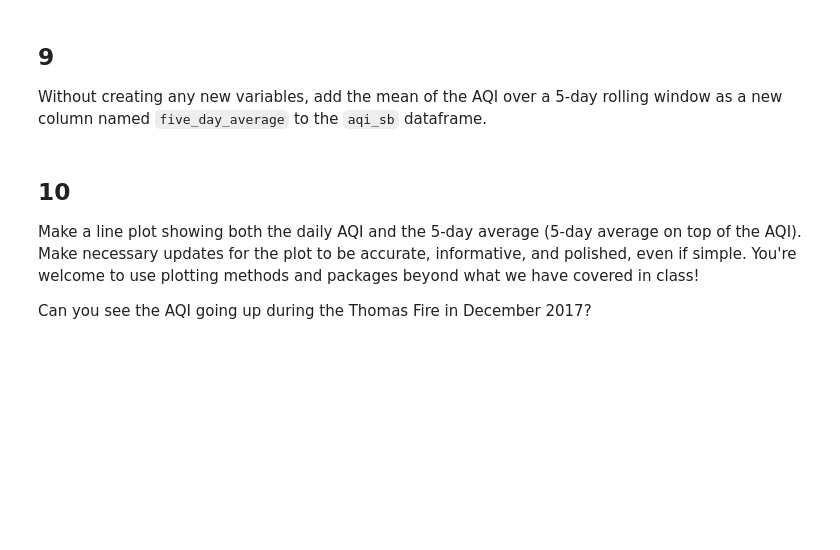
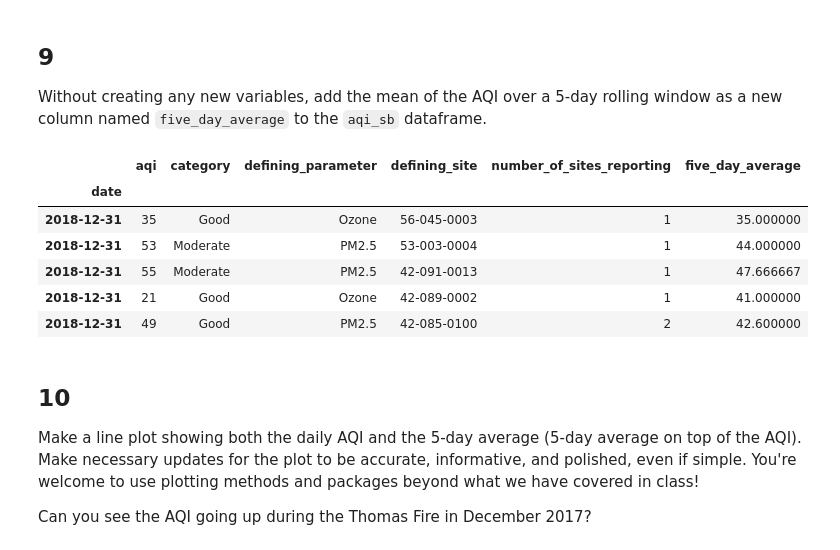
Before and after one commit to egp4aq/eds220-hwk2, a Jupyter notebook: hwk2-task3-aqi.ipynb, the cells around one changed output. Saved outputs shown, nothing was run; the diff lists cells and outputs as text; code cells hidden in the pictures; blank space fills up the shorter version.

Commit message:
Fix rolling average index issue

```diff
--- a/hwk2-task3-aqi.ipynb
+++ b/hwk2-task3-aqi.ipynb
@@ -229,7 +231,8 @@ In the following cell:
 1. Update the date column of `aqi_sb` to be a `pandas.datetime` object.
 2. Update the index of `aqi_sb` to be the `date` column.
 # %%
-aqi_sb.date = pd.to_datetime(aqi_sb['date'])
+# Make the date column a datetime object, and then set that as the index
+aqi_sb['date'] = pd.to_datetime(aqi_sb['date'])
 aqi_sb = aqi_sb.set_index('date')
 aqi_sb
 # %% [output]
@@ -261,6 +264,8 @@ In the next cell we will calculate an average over a [rolling window](https://pa
 Store your answer in the `rolling_average` variable. You should have two columns in your series, `date` and the averages.
 # %%
 # Calculate AQI rolling average over 5 days
-rolling_average = aqi_sb.rolling('5D', on=aqi_sb['aqi']).mean()
+# Was getting error "index must be monotonic" --> to fix: sort index
+aqi_sb = aqi_sb.sort_index(ascending=False)
+rolling_average = aqi_sb['aqi'].rolling('5D').mean()
 rolling_average
 # %% [output]
@@ -269,6 +286,18 @@ TypeError: unhashable type: 'Series'
 ## 9
 
 Without creating any new variables, add the mean of the AQI over a 5-day rolling window as a new column named `five_day_average` to the `aqi_sb` dataframe.
+# %%
+# Add a new column which includes the mean AQI for the 5 day rolling window
+aqi_sb['five_day_average'] = rolling_average
+aqi_sb.head()
+# %% [output]
+|  | aqi | category | defining_parameter | defining_site | number_of_sites_reporting | five_day_average |
+| date |  |  |  |  |  |  |
+| 2018-12-31 | 35 | Good | Ozone | 56-045-0003 | 1 | 35.000000 |
+| 2018-12-31 | 53 | Moderate | PM2.5 | 53-003-0004 | 1 | 44.000000 |
+| 2018-12-31 | 55 | Moderate | PM2.5 | 42-091-0013 | 1 | 47.666667 |
+| 2018-12-31 | 21 | Good | Ozone | 42-089-0002 | 1 | 41.000000 |
+| 2018-12-31 | 49 | Good | PM2.5 | 42-085-0100 | 2 | 42.600000 |
 # %% [markdown]
 <!-- BEGIN QUESTION -->
 
```
Also changed, not shown: parts of 2 cells of this notebook.
